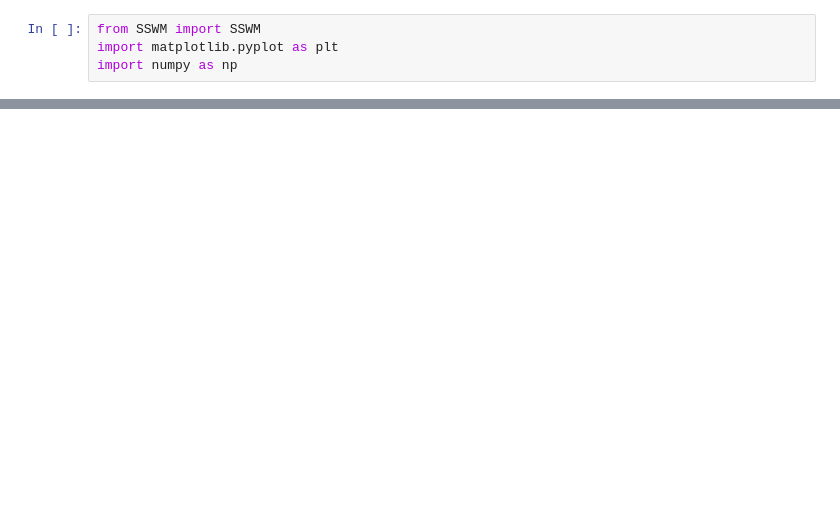
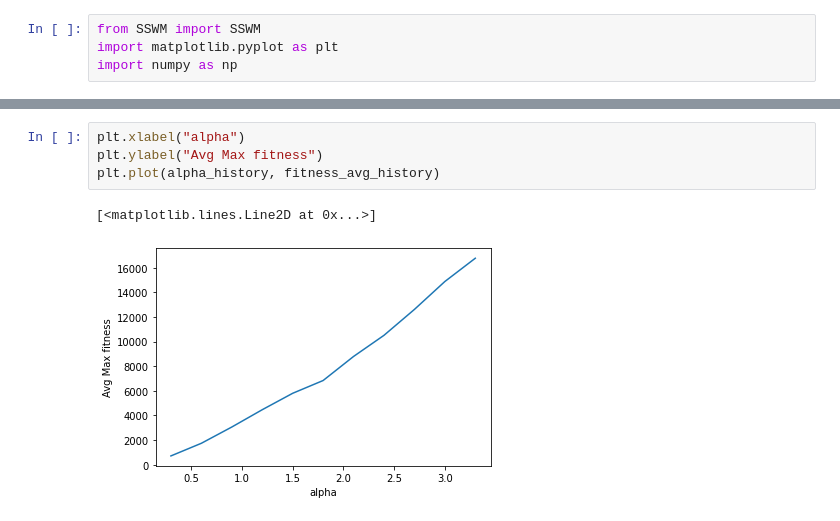
Before and after one commit to dxrsgn/Genetic-algo-exam, a Jupyter notebook: Workbook.ipynb, the cells around one changed output, grey strips where cells are left out. Drawn from its saved outputs; the diff is of its cells as text; blank space fills up the shorter version.

```diff
--- a/Workbook.ipynb
+++ b/Workbook.ipynb
@@ -22,0 +64,7 @@ Theoretical max fitness = 0.3763792852343627 Max fitness found 22460.64791139744
+# %%
+plt.xlabel("alpha")
+plt.ylabel("Avg Max fitness")
+plt.plot(alpha_history, fitness_avg_history)
+# %% [output]
+[<matplotlib.lines.Line2D at 0x...>]
+[figure, added]
```
Also changed, not shown: parts of 21 cells of this notebook, 2 other files.
